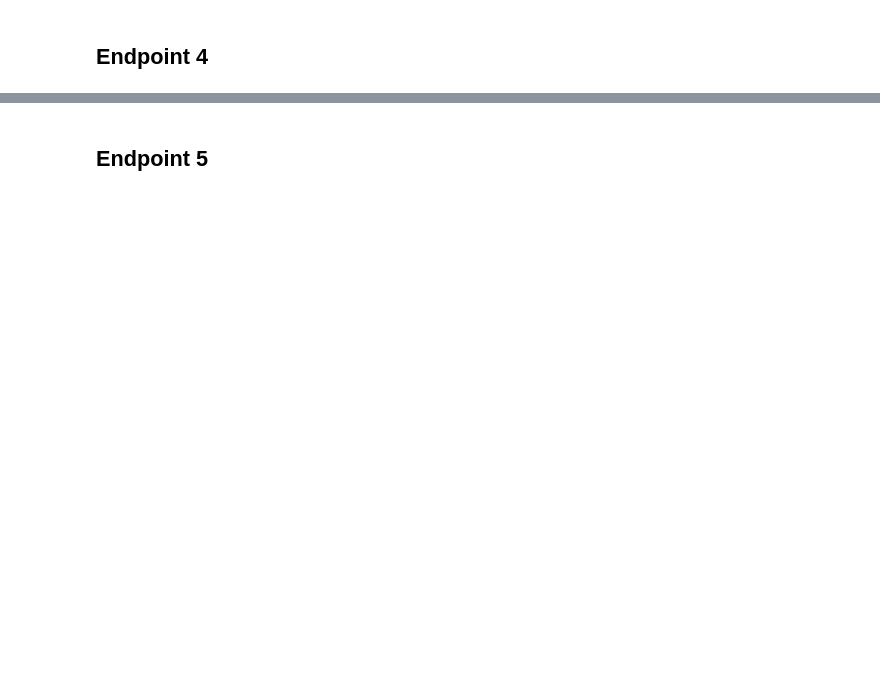
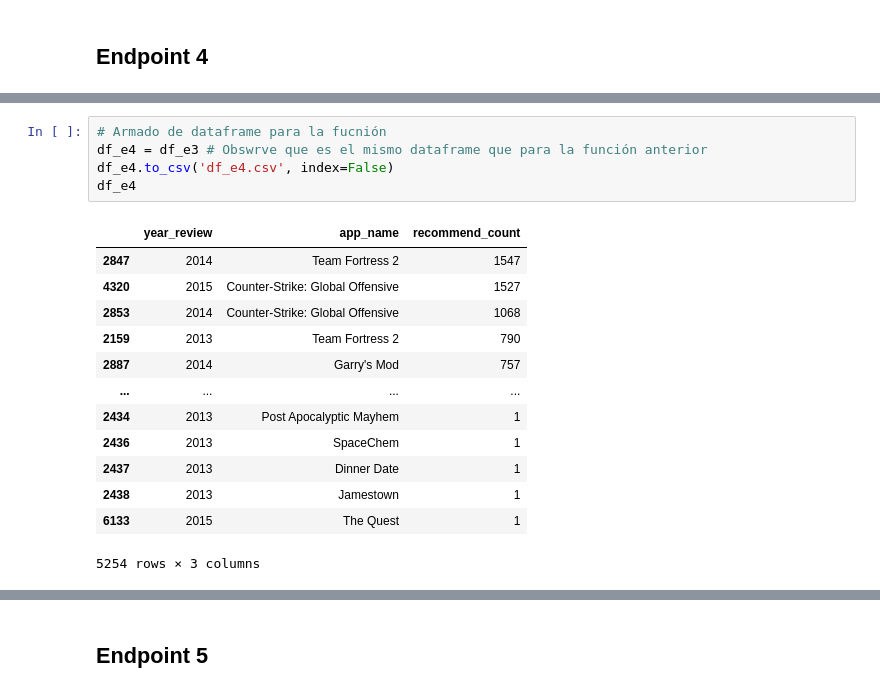
Before and after one commit to Batxa/DS_Project1, a Jupyter notebook: ETL.ipynb, the cells around one changed output, grey strips where cells are left out. Saved outputs shown, nothing was run; the diff lists cells and outputs as text; blank space fills up the shorter version.

```diff
--- a/ETL.ipynb
+++ b/ETL.ipynb
@@ -601 +681,20 @@ def UsersNotRecommend( año : int ): Devuelve el top 3 de juegos MENOS recomenda
 Ejemplo de retorno: [{"Puesto 1" : X}, {"Puesto 2" : Y},{"Puesto 3" : Z}]
+# %%
+# Armado de dataframe para la fucnión
+df_e4 = df_e3 # Obswrve que es el mismo dataframe que para la función anterior
+df_e4.to_csv('df_e4.csv', index=False)
+df_e4
+# %% [output]
+|  | year_review | app_name | recommend_count |
+| 2847 | 2014 | Team Fortress 2 | 1547 |
+| 4320 | 2015 | Counter-Strike: Global Offensive | 1527 |
+| 2853 | 2014 | Counter-Strike: Global Offensive | 1068 |
+| 2159 | 2013 | Team Fortress 2 | 790 |
+| 2887 | 2014 | Garry's Mod | 757 |
+| ... | ... | ... | ... |
+| 2434 | 2013 | Post Apocalyptic Mayhem | 1 |
+| 2436 | 2013 | SpaceChem | 1 |
+| 2437 | 2013 | Dinner Date | 1 |
+| 2438 | 2013 | Jamestown | 1 |
+| 6133 | 2015 | The Quest | 1 |
+5254 rows × 3 columns
```
Also changed, not shown: parts of 40 cells of this notebook, 2 other files.
